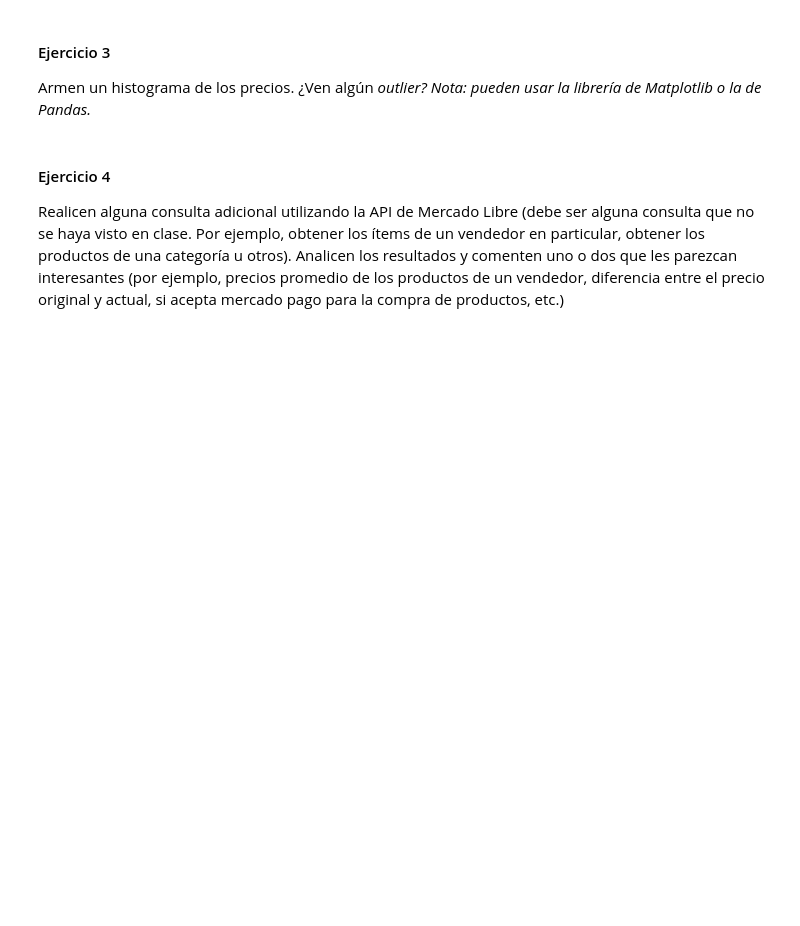
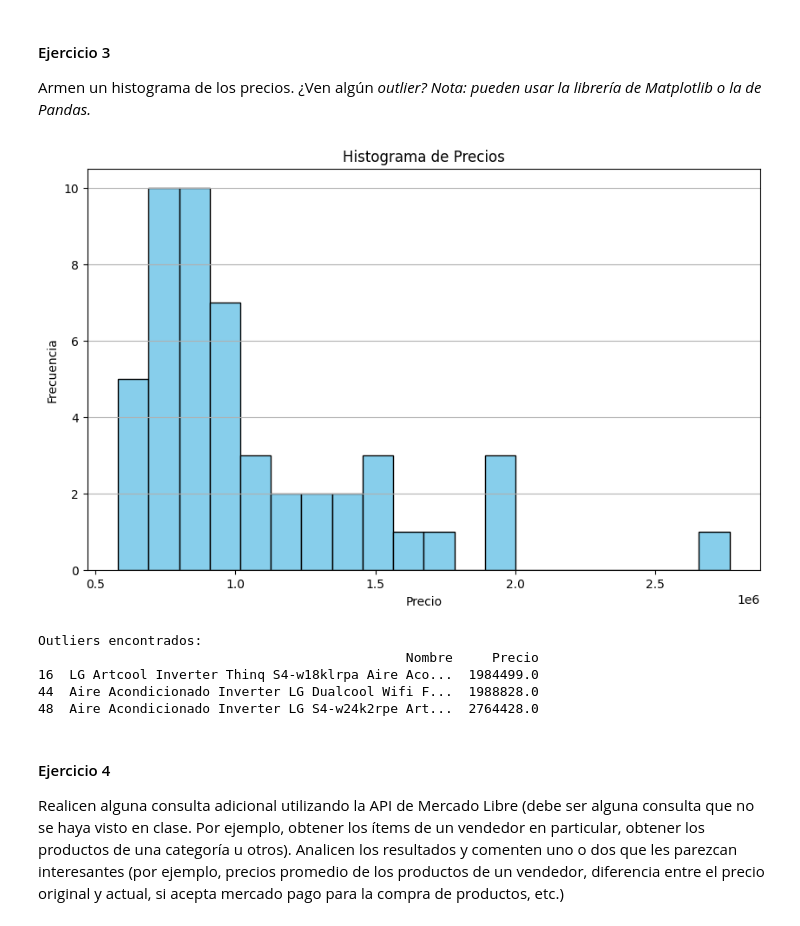
Before and after one commit to JorgeJimenezT/Big-Data-UBA---Jimenez-Menendez-Nunez, a Jupyter notebook: TP1/TP1-UBA.ipynb, the cells around one changed output. Saved outputs shown, nothing was run; the diff lists cells and outputs as text; code cells hidden in the pictures; blank space fills up the shorter version.

```diff
--- a/TP1/TP1-UBA.ipynb
+++ b/TP1/TP1-UBA.ipynb
@@ -88,3 +129,40 @@ Nota: pueden usar la librería de Matplotlib o la de Pandas.
+# %%
+import matplotlib.pyplot as plt
+
+# Histograma de precios
+plt.figure(figsize=(10, 6))
+plt.hist(Aires_df['Precio'], bins=20, color='skyblue', edgecolor='black')
+plt.title('Histograma de Precios')
+plt.xlabel('Precio')
+plt.ylabel('Frecuencia')
+plt.grid(axis='y')
+#plt.axvline(precio_promedio, color='red', linestyle='dashed', linewidth=1, label='Precio Promedio')
+#plt.legend()
+plt.show()
+
+# Detección de outliers
+Q1 = Aires_df['Precio'].quantile(0.25)
+Q3 = Aires_df['Precio'].quantile(0.75)
+IQR = Q3 - Q1
+limites_superiores = Q3 + 1.5 * IQR
+limites_inferiores = Q1 - 1.5 * IQR
+# Una vez definido en rango intercuartílico, se determinan outliers aquellos valores por encima o por debajo de los límites
+# superior e inferior, respectivamente.
+
+outliers = Aires_df[(Aires_df['Precio'] < limites_inferiores) | (Aires_df['Precio'] > limites_superiores)]
+
+if not outliers.empty:
+  print("\nOutliers encontrados:")
+  print(outliers)
+else:
+  print("\nNo se encontraron outliers.")
+# %% [output]
+[figure, added]
+Outliers encontrados:
+                                               Nombre     Precio
+16  LG Artcool Inverter Thinq S4-w18klrpa Aire Aco...  1984499.0
+44  Aire Acondicionado Inverter LG Dualcool Wifi F...  1988828.0
+48  Aire Acondicionado Inverter LG S4-w24k2rpe Art...  2764428.0
 # %% [markdown]
 #### Ejercicio 4
 Realicen alguna consulta adicional utilizando la API de Mercado Libre (debe ser alguna consulta que no se haya visto en clase. Por ejemplo, obtener los ítems de un vendedor en particular, obtener los productos de una categoría u otros). Analicen los resultados y comenten uno o dos que les parezcan interesantes (por ejemplo, precios promedio de los productos de un vendedor, diferencia entre el precio original y actual, si acepta mercado pago para la compra de productos, etc.)
```
Also changed, not shown: parts of 3 cells of this notebook.
